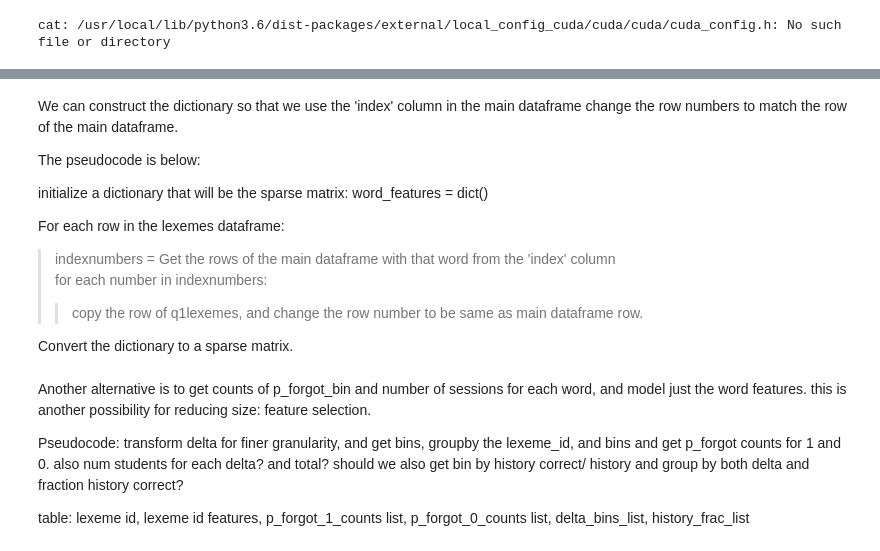
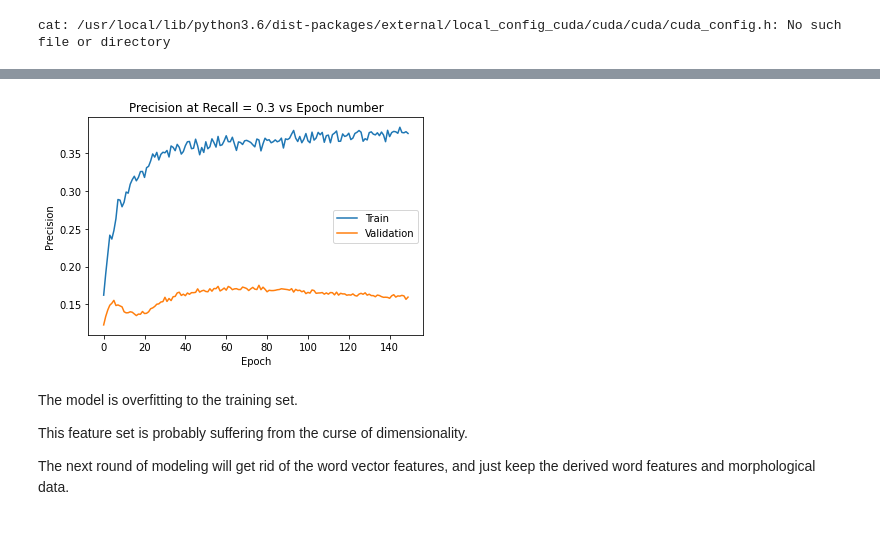
Before and after one commit to rts1988/Duolingo_spaced_repetition, a Jupyter notebook: 16_Q3and2_Duolingo_allfeatures_modeling.ipynb, the cells around one changed output, grey strips where cells are left out. Cells and saved outputs as stored; diff of their text form; code cells hidden in the pictures.

Commit message:
added nn model

```diff
--- a/16_Q3and2_Duolingo_allfeatures_modeling.ipynb
+++ b/16_Q3and2_Duolingo_allfeatures_modeling.ipynb
@@ -547,6 +547,6 @@ model.compile(
     metrics=[tf.keras.metrics.PrecisionAtRecall(recall=0.3)]
 )
 # %%
-history = model.fit(Xq2_train3d_mm,np.array(yq2_train3d), epochs=150, verbose=1, batch_size=10000,validation_data = (Xq2_valid3d_mm,np.array(yq2_valid3d)))
+history = model.fit(Xq2_train_mm,np.array(yq2train), epochs=150, verbose=1, batch_size=500,validation_data = (Xq2_valid_mm,np.array(yq2valid)))
 # %% [output]
 Epoch 1/150
@@ -573,2 +572,0 @@ dict_keys(['loss', 'precision_at_recall_7', 'val_loss', 'val_precision_at_recall
-# %%
-history = model.fit(Xq2_train3d_mm,np.array(yq2_train3d), epochs=80, verbose=1, batch_size=10000,validation_data = (Xq2_valid3d_mm,np.array(yq2_valid3d)))
@@ -2285,23 +573,16 @@ KeyboardInterrupt: ignored
-# %% [markdown]
-We can construct the dictionary so that we use the 'index' column in the main dataframe change the row numbers to match the row of the main dataframe.
-
-The pseudocode is below:
-
-initialize a dictionary that will be the sparse matrix:
-word_features = dict()
-
-For each row in the lexemes dataframe:<br>
-  >indexnumbers = Get the rows of the main dataframe with that word from the 'index' column<br>
-  >for each number in indexnumbers:<br>
-  >>copy the row of q1lexemes, and change the row number to be same as main dataframe row.
-
-Convert the dictionary to a sparse matrix.
-# %% [markdown]
-Another alternative is to get counts of p_forgot_bin and number of sessions for each word, and model just the word features. this is another possibility for reducing size: feature selection.
-
-Pseudocode:
-transform delta for finer granularity, and get bins,
-groupby the lexeme_id, and bins and get p_forgot counts for 1 and 0. also num students for each delta? and total? should we also get bin by history correct/ history and group by both delta and fraction history correct?
-
-table:
-lexeme id, lexeme id features, p_forgot_1_counts list, p_forgot_0_counts list, delta_bins_list, history_frac_list
+# %%
+plt.plot(history.history['precision_at_recall'])
+plt.plot(history.history['val_precision_at_recall'])
+plt.title('Precision at Recall = 0.3 vs Epoch number')
+plt.ylabel('Precision')
+plt.xlabel('Epoch')
+plt.legend(['Train', 'Validation'])
+plt.show()
+# %% [output]
+[figure, added]
+# %% [markdown]
+The model is overfitting to the training set.
+
+This feature set is probably suffering from the curse of dimensionality.
+
+The next round of modeling will get rid of the word vector features, and just keep the derived word features and morphological data.
```
Also changed, not shown: parts of 252 cells of this notebook.
